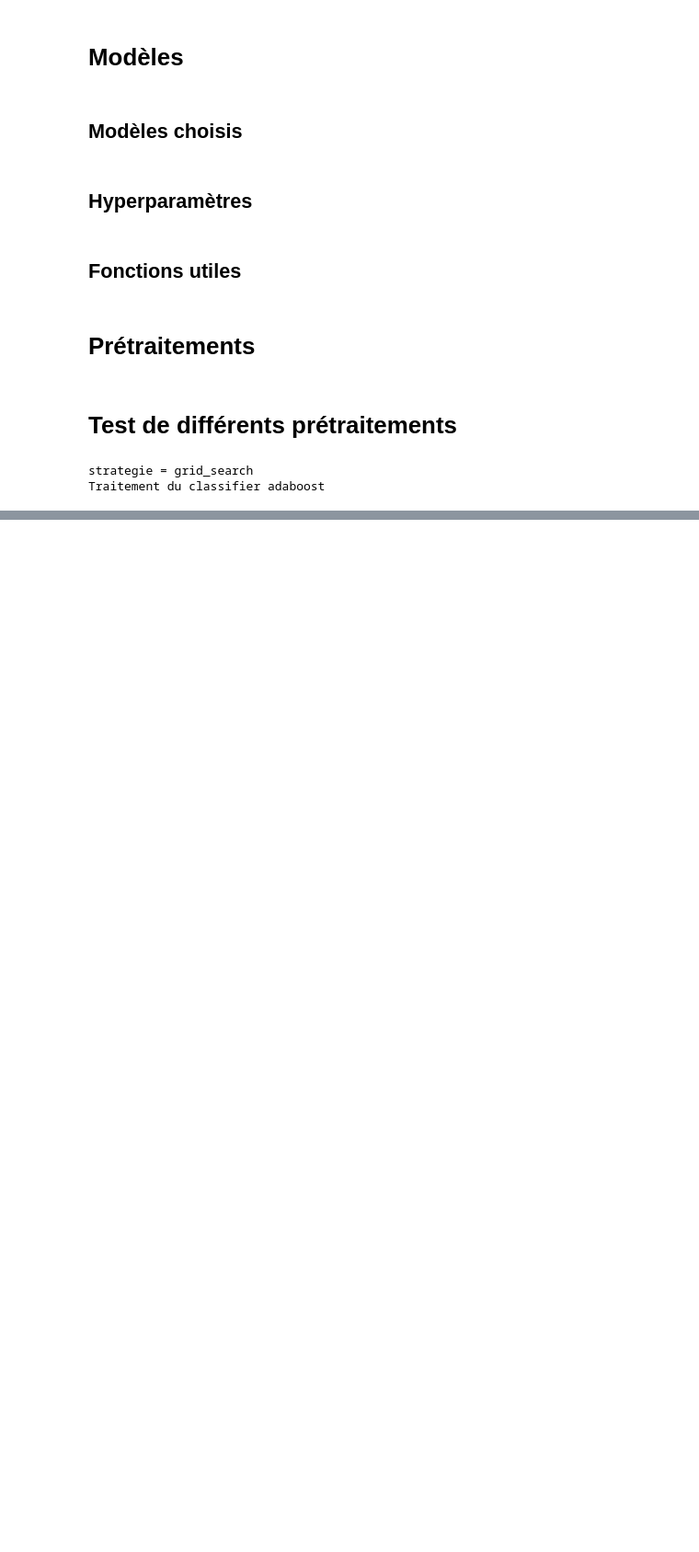
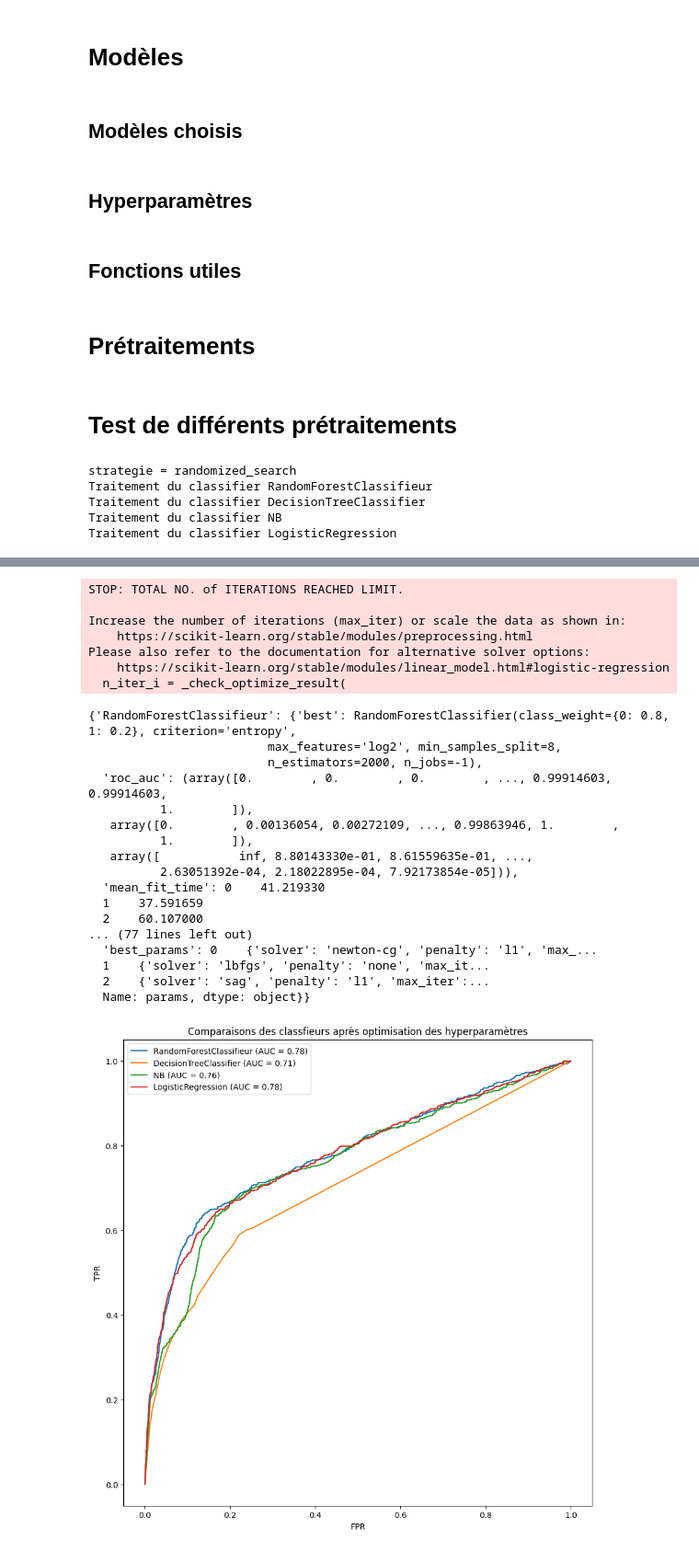
Before and after one commit to IsmaelSaid/ChallengeDS, a Jupyter notebook: main.ipynb, the cells around one changed output, grey strips where cells are left out. Shown: that part at 92% size. Saved outputs shown, nothing was run; the diff lists cells and outputs as text; code cells hidden in the pictures; blank space fills up the shorter version.

```diff
--- a/main.ipynb
+++ b/main.ipynb
@@ -385,7 +385,7 @@ def experience(X,Y,classifiers,pretraitements:Pipeline,search,strategie="grid_se
     if(courbe_roc == True):
         fig ,axs = plt.subplots()
         fig.set_size_inches(10.5, 10.5)
-        axs.set_title("Comparaisons des classfieurs après optimisation des hyperparamètres")
+        axs.set_title("Comparaison des classifieurs après optimisation des hyperparamètres")
 
         axs.set_xlabel("FPR")
         axs.set_ylabel("TPR")
@@ -450,20 +450,23 @@ p5 = Pipeline([
 # %% [markdown]
 # Test de différents prétraitements
 # %%
-x = SelectKBest(k=10).fit_transform(p5.fit_transform(X),Y)
+x = SelectKBest(k=10).fit_transform(p1.fit_transform(X),Y)
 # %%
 
 experience(
     X,Y,
-    meilleurs,
-    p5,
+    classifiers1    ,
+    p1,
     params_gs,
-    strategie="grid_search",
+    strategie="randomized_search",
     train_size=0.8,
     courbe_roc=True,
-    cross_val=5,
+    cross_val=3,
     n_iter=3,
     write_prediction=True)
 # %% [output]
-strategie = grid_search
-Traitement du classifier adaboost
+strategie = randomized_search
+Traitement du classifier RandomForestClassifieur
+Traitement du classifier DecisionTreeClassifier
+Traitement du classifier NB
+Traitement du classifier LogisticRegression
@@ -470,0 +507,25 @@ KeyboardInterrupt:
+STOP: TOTAL NO. of ITERATIONS REACHED LIMIT.
+
+Increase the number of iterations (max_iter) or scale the data as shown in:
+    https://scikit-learn.org/stable/modules/preprocessing.html
+Please also refer to the documentation for alternative solver options:
+    https://scikit-learn.org/stable/modules/linear_model.html#logistic-regression
+  n_iter_i = _check_optimize_result(
+{'RandomForestClassifieur': {'best': RandomForestClassifier(class_weight={0: 0.8, 1: 0.2}, criterion='entropy',
+                         max_features='log2', min_samples_split=8,
+                         n_estimators=2000, n_jobs=-1),
+  'roc_auc': (array([0.        , 0.        , 0.        , ..., 0.99914603, 0.99914603,
+          1.        ]),
+   array([0.        , 0.00136054, 0.00272109, ..., 0.99863946, 1.        ,
+          1.        ]),
+   array([           inf, 8.80143330e-01, 8.61559635e-01, ...,
+          2.63051392e-04, 2.18022895e-04, 7.92173854e-05])),
+  'mean_fit_time': 0    41.219330
+  1    37.591659
+  2    60.107000
+... (77 lines left out)
+  'best_params': 0    {'solver': 'newton-cg', 'penalty': 'l1', 'max_...
+  1    {'solver': 'lbfgs', 'penalty': 'none', 'max_it...
+  2    {'solver': 'sag', 'penalty': 'l1', 'max_iter':...
+  Name: params, dtype: object}}
+[figure, added]
```
Also changed, not shown: parts of 3 cells of this notebook, 2 other files.
